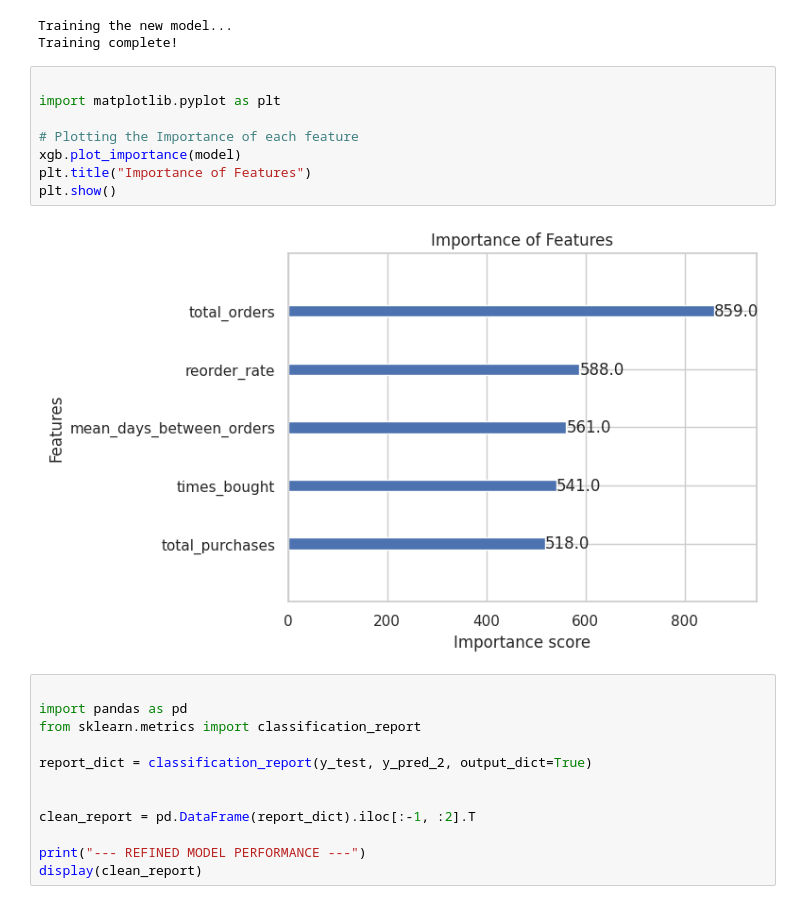
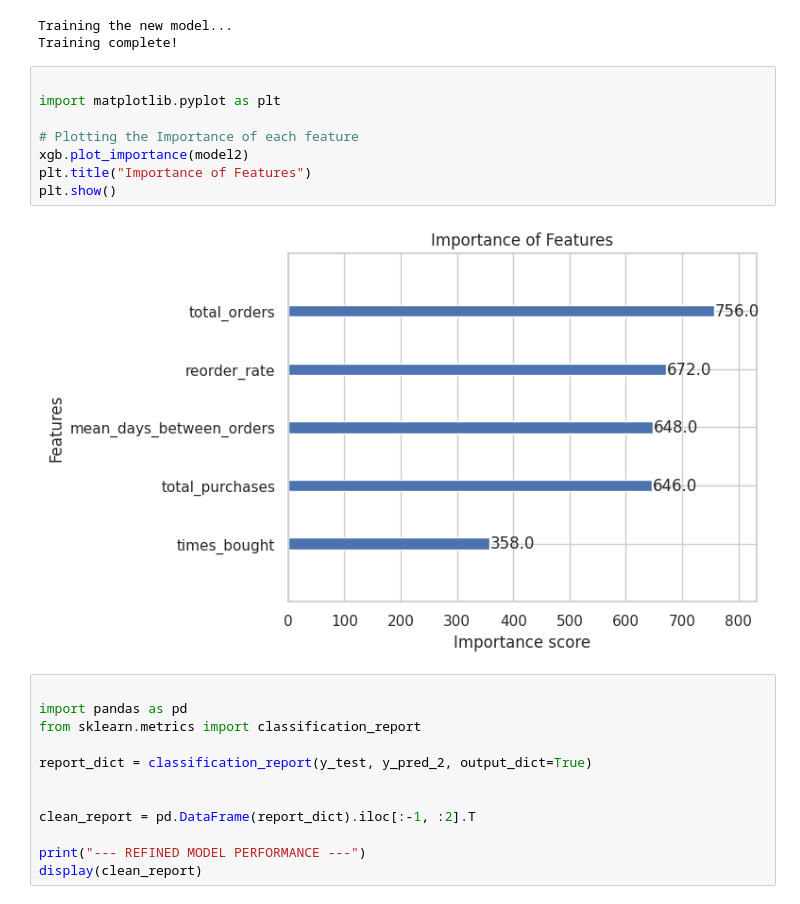
Before and after one commit to Ruchika-01/Instacart-Market-Basket-Analysis-and-prediction-using-XGboost, a Jupyter notebook: Instacart-Market-Basket-Analysis-and-prediction-using-XGboost.ipynb, the cells around one changed output. Saved outputs shown, nothing was run; the diff lists cells and outputs as text.

```diff
--- a/Instacart-Market-Basket-Analysis-and-prediction-using-XGboost.ipynb
+++ b/Instacart-Market-Basket-Analysis-and-prediction-using-XGboost.ipynb
@@ -566,13 +566,13 @@ Training complete!
 # %%
 
 import matplotlib.pyplot as plt
 
 # Plotting the Importance of each feature
-xgb.plot_importance(model)
+xgb.plot_importance(model2)
 plt.title("Importance of Features")
 plt.show()
 # %% [output]
-[figure, old version]
+[figure, new version]
 # %%
 
 import pandas as pd
```
Also changed, not shown: parts of 3 cells of this notebook.
